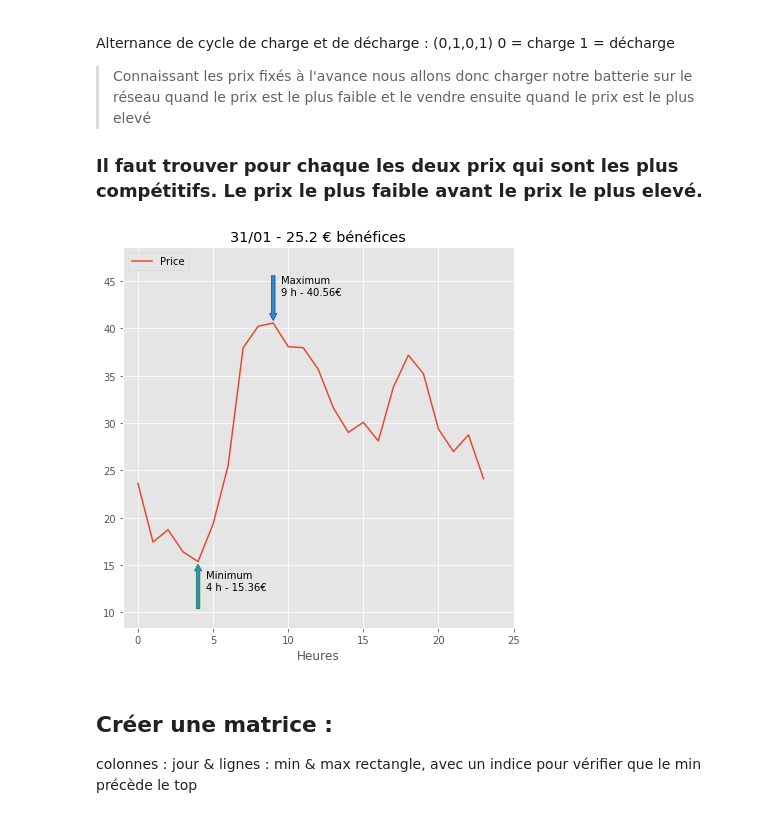
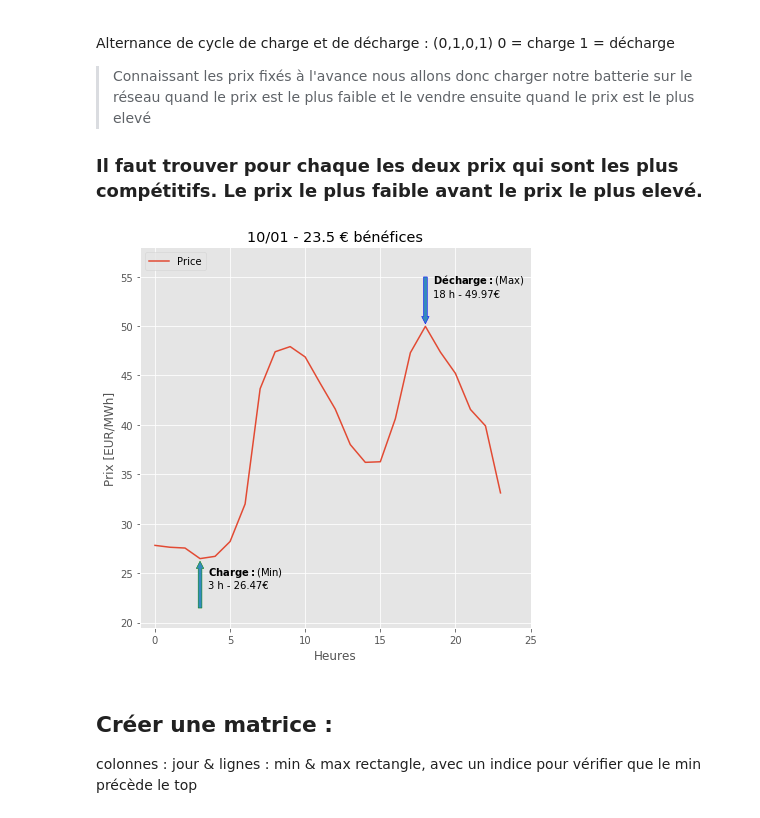
Before and after one commit to keyserwood/TEECO, a Jupyter notebook: 1.1-er-deal_with_storage.ipynb, the cells around one changed output. Drawn from its saved outputs; the diff is of its cells as text; code cells hidden in the pictures.

```diff
--- a/1.1-er-deal_with_storage.ipynb
+++ b/1.1-er-deal_with_storage.ipynb
@@ -68,21 +68,22 @@ def plot_min_max(df,i):
     df[df.Day==i]['Price'].reset_index(drop=True).plot()
     id_min,id_max,min_price,max_price = find_min_max(df,i)
     plt.xlabel('Heures')
+    plt.ylabel('Prix [EUR/MWh]')
     plt.ylim(min_price-7,max_price+8)
     plt.xlim(-1,25)
     # Minimum
     plt.arrow(id_min,min_price-5,0,4,head_width =0.5,width=0.25,ec="green")
-    plt.text(id_min+0.5,min_price-3,f'Minimum\n{id_min} h - {min_price}€')
+    plt.text(id_min+0.5,min_price-3,r'$\bf{Charge :}$'+f'(Min)\n{id_min} h - {min_price}€')
     # Maximum
     plt.arrow(id_max,max_price+5,0,-4,head_width =0.5,width=0.25,ec="blue")
-    plt.text(id_max+0.5,max_price+3,f'Maximum\n{id_max} h - {max_price}€')
+    plt.text(id_max+0.5,max_price+3,r'$\bf{Décharge :}$'+f'(Max)\n{id_max} h - {max_price}€')
     plt.legend(loc='upper left')
     plt.title(f'{i+1}/01 - {round(max_price-min_price,2)} € bénéfices')
     plt.show()
 # %%
-plot_min_max(df,30)
+plot_min_max(df,9)
 # %% [output]
-[figure, old version]
+[figure, new version]
 # %% [markdown]
 ## Créer une matrice :
 colonnes : jour & lignes : min & max
```
